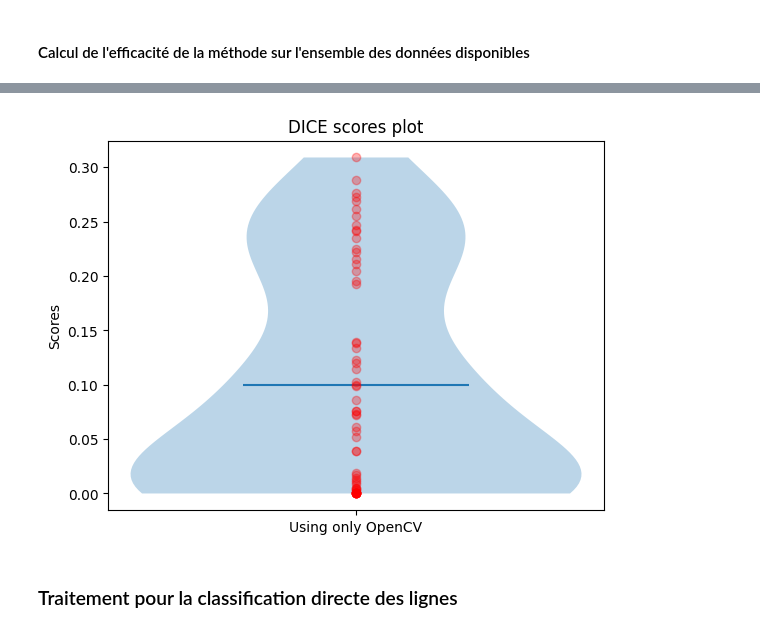
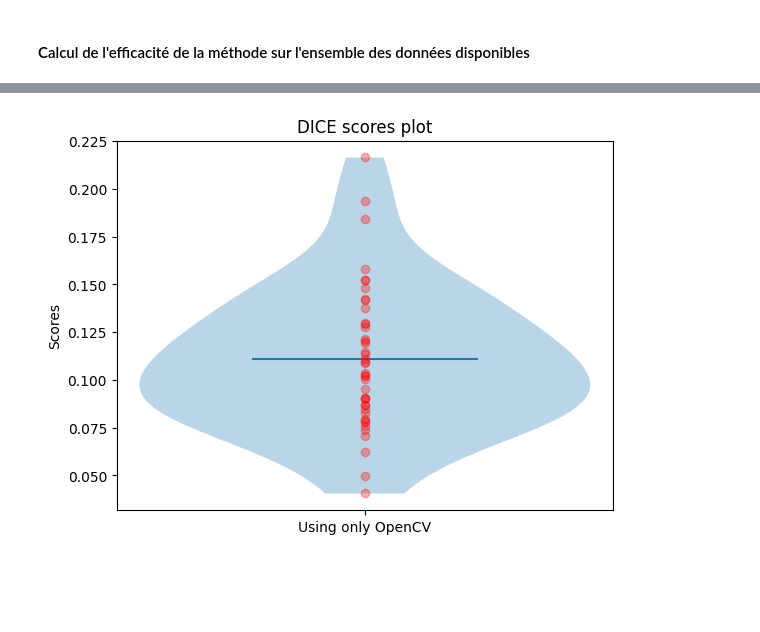
Before and after one commit to grybouilli/soccer-lines-detection, a Jupyter notebook: train_mask_model.ipynb, the cells around one changed output, grey strips where cells are left out. Drawn from its saved outputs; the diff is of its cells as text; code cells hidden in the pictures; blank space fills up the shorter version.

```diff
--- a/train_mask_model.ipynb
+++ b/train_mask_model.ipynb
@@ -390,7 +413,7 @@ acc_model = tf.keras.models.load_model("acc_model_terrain_"+str(total_params)+"_
 dice_model = tf.keras.models.load_model("dice_model_terrain_"+str(total_params)+"_.h5", custom_objects={'combined_loss': combined_loss, 'dice_metric': dice_metric})
 
 # Charger et préparer l'image
-image_path = "../data/log4/27-rgb.png"
+image_path = "./videos/log4/27-rgb.png"
 image = load_img(image_path, target_size=(448, 768))  # Ajustez la taille selon votre modèle
 image = img_to_array(image)
 image = np.expand_dims(image, axis=0)  # Ajouter une dimension pour le batch
@@ -467,7 +490,7 @@ plt.subplot(1, 3, 2)
 plt.title("Détection des lignes")
 plt.imshow(processed_image, cmap='gray')
 
-label_image = load_img("labels/log4/27-rgb.png", color_mode='grayscale', target_size=(448, 768))
+label_image = load_img("labels_line/log4/27-rgb.png", color_mode='grayscale', target_size=(448, 768))
 plt.subplot(1, 3, 3)
 plt.title("Image label")
 plt.imshow(label_image, cmap='gray')
@@ -493,16 +516,16 @@ scores = []
 
 for i in range(1, 5):
     directory = "log" + str(i) + "/"
-    files = list(Path("labels/" + directory).glob('*.png'))
+    files = list(Path("labels_terrain/" + directory).glob('*.png'))
 
     for index, file in enumerate(files):
-        label_image = load_img("labels/" + directory + file.name, color_mode='grayscale', target_size=(448, 768))
+        label_image = load_img("labels_terrain/" + directory + file.name, color_mode='grayscale', target_size=(448, 768))
 
         # Infer mask
         mask_predictor = MaskPredictor('dice_model_terrain_491137_.h5')
 
         # Traiter l'image et obtenir le masque
-        inferred_mask = mask_predictor.process_image("../data/" + directory + file.name, 0.8)
+        inferred_mask = mask_predictor.process_image("./videos/" + directory + file.name, 0.8)
         inferred_mask = cv2.cvtColor(inferred_mask, cv2.COLOR_RGB2BGR)
         inferred_mask = (inferred_mask * 255).astype(np.uint8)
 
@@ -554,3 +577 @@ Average dice score: 0.09949201072258566
-[figure, old version]
+[figure, new version]
-# %% [markdown]
-### Traitement pour la classification directe des lignes
```
Also changed, not shown: parts of 14 cells of this notebook.
